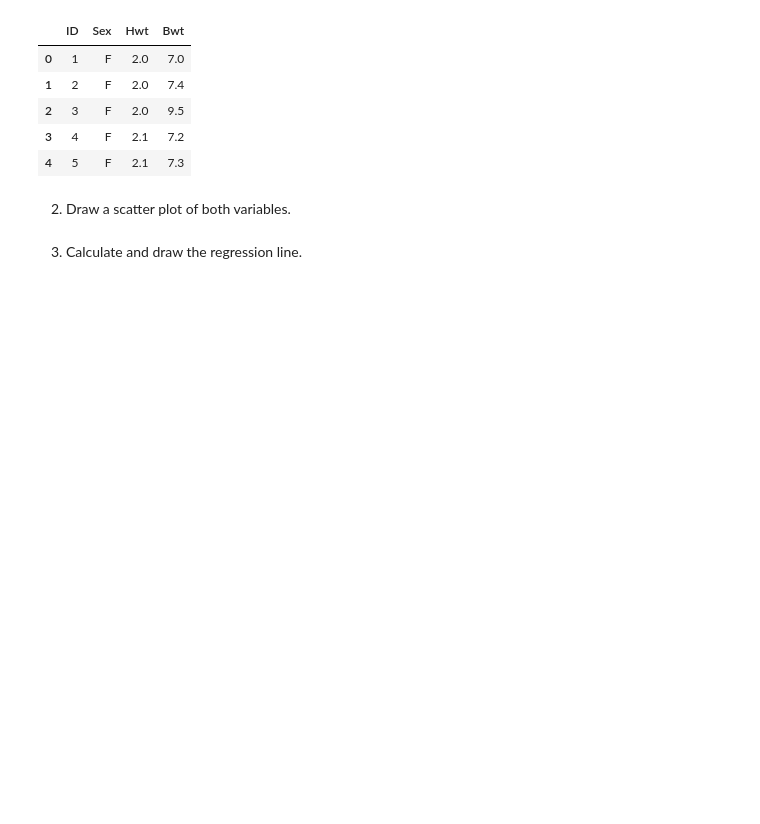
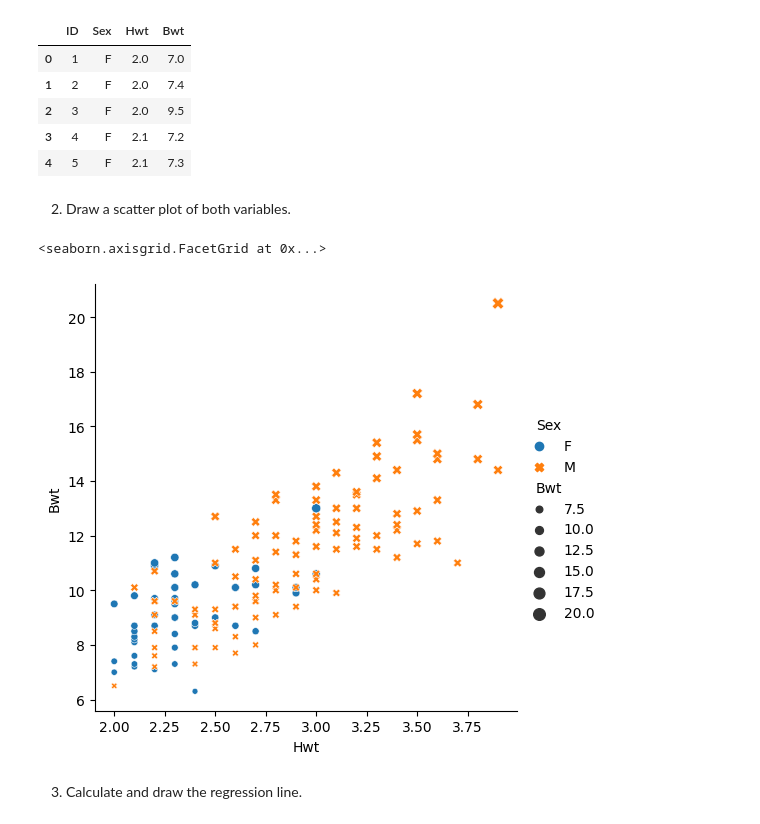
Before and after one commit to Bataklik/Data-Science-_-AI, a Jupyter notebook: 6-bivariate-quant/labs-regression.ipynb, the cells around one changed output. Cells and saved outputs as stored; diff of their text form; code cells hidden in the pictures; blank space fills up the shorter version.

```diff
--- a/6-bivariate-quant/labs-regression.ipynb
+++ b/6-bivariate-quant/labs-regression.ipynb
@@ -27,5 +27,7 @@ Drive already mounted at /content/drive/; to attempt to forcibly remount, call d
 # %%
-cats = pd.read_csv('/content/drive/MyDrive/DS/data/Cats.csv')
+# cats = pd.read_csv('/content/drive/MyDrive/DS/data/Cats.csv')
+cats = pd.read_csv('../data/Cats.csv') # ik zat niet op google drive, maar op vscode
+
 # Show the first few records of the Data Frame
 cats.head()
 # %% [output]
@@ -37,5 +39,13 @@ cats.head()
 | 4 | 5 | F | 2.1 | 7.3 |
 # %% [markdown]
 2. Draw a scatter plot of both variables.
+# %%
+sns.relplot(data=cats,
+            x='Hwt', y='Bwt',
+            size='Bwt',
+            hue='Sex', style='Sex')
+# %% [output]
+<seaborn.axisgrid.FacetGrid at 0x...>
+[figure, added]
 # %% [markdown]
 3. Calculate and draw the regression line.
```
Also changed, not shown: parts of 12 cells of this notebook.
